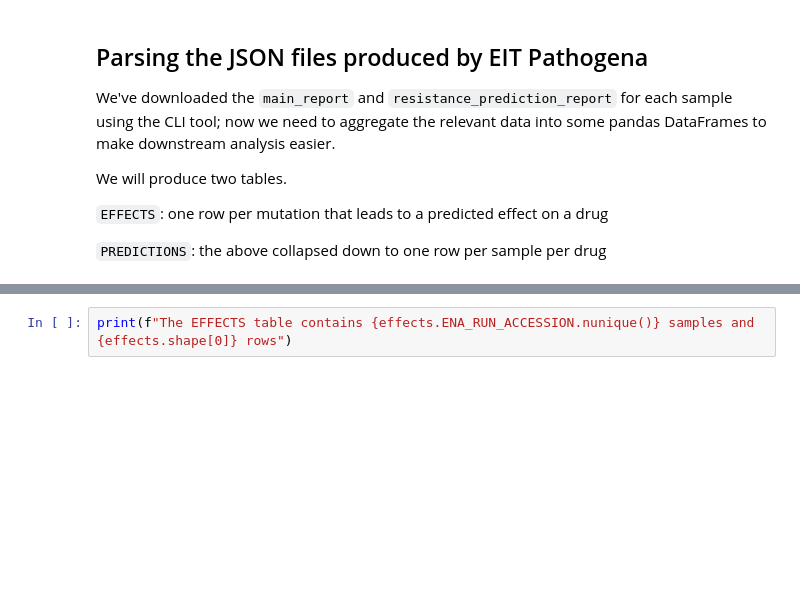
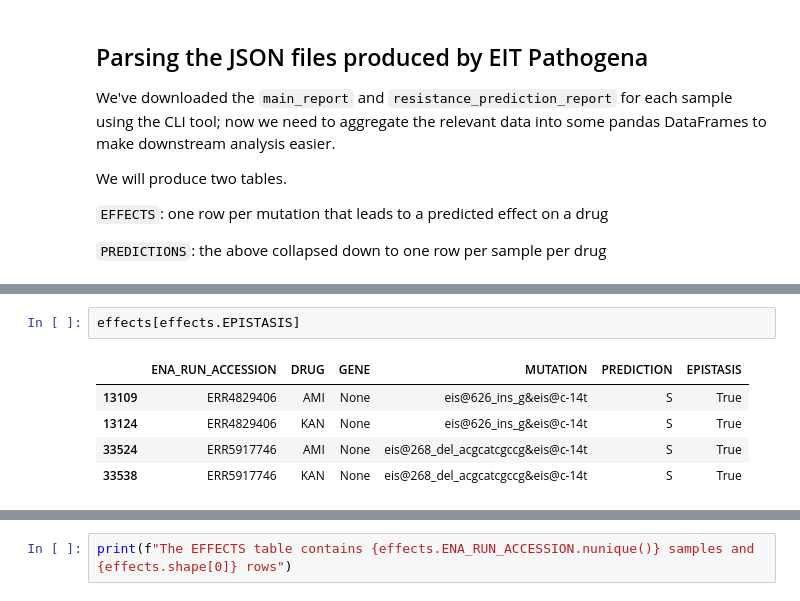
Before and after one commit to fowler-lab/validate-myco-amr, a Jupyter notebook: parse-json.ipynb, the cells around one changed output, grey strips where cells are left out. Saved outputs shown, nothing was run; the diff lists cells and outputs as text; blank space fills up the shorter version.

```diff
--- a/parse-json.ipynb
+++ b/parse-json.ipynb
@@ -54,0 +60,8 @@ effects[:3]
+# %%
+effects[effects.EPISTASIS]
+# %% [output]
+|  | ENA_RUN_ACCESSION | DRUG | GENE | MUTATION | PREDICTION | EPISTASIS |
+| 13109 | ERR4829406 | AMI | None | eis@626_ins_g&eis@c-14t | S | True |
+| 13124 | ERR4829406 | KAN | None | eis@626_ins_g&eis@c-14t | S | True |
+| 33524 | ERR5917746 | AMI | None | eis@268_del_acgcatcgccg&eis@c-14t | S | True |
+| 33538 | ERR5917746 | KAN | None | eis@268_del_acgcatcgccg&eis@c-14t | S | True |
```
Also changed, not shown: parts of 5 cells of this notebook, 21 other files.
